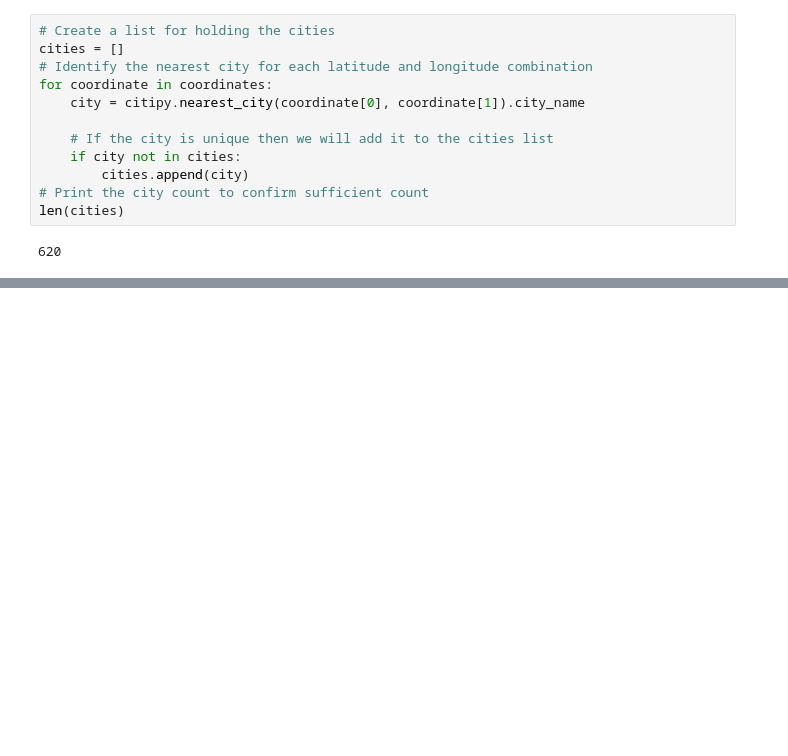
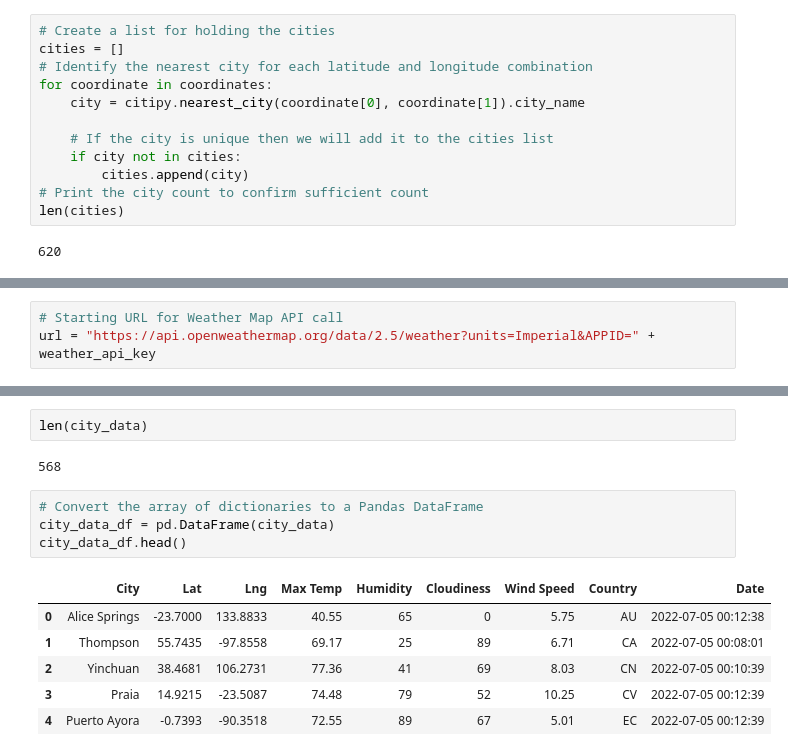
Before and after one commit to EricaEidelman/World_Weather_Analysis, a Jupyter notebook: WeatherPy.ipynb, the cells around one changed output, grey strips where cells are left out. Cells and saved outputs as stored; diff of their text form; blank space fills up the shorter version.

Commit message:
Modifying gitignore and adding WeatherPy file

```diff
--- a/WeatherPy.ipynb
+++ b/WeatherPy.ipynb
@@ -32,0 +39,3 @@ len(cities)
+# %%
+# Starting URL for Weather Map API call
+url = "https://api.openweathermap.org/data/2.5/weather?units=Imperial&APPID=" + weather_api_key
@@ -32,0 +126,15 @@ len(cities)
+# %%
+len(city_data)
+# %% [output]
+568
+# %%
+# Convert the array of dictionaries to a Pandas DataFrame
+city_data_df = pd.DataFrame(city_data)
+city_data_df.head()
+# %% [output]
+|  | City | Lat | Lng | Max Temp | Humidity | Cloudiness | Wind Speed | Country | Date |
+| 0 | Alice Springs | -23.7000 | 133.8833 | 40.55 | 65 | 0 | 5.75 | AU | 2022-07-05 00:12:38 |
+| 1 | Thompson | 55.7435 | -97.8558 | 69.17 | 25 | 89 | 6.71 | CA | 2022-07-05 00:08:01 |
+| 2 | Yinchuan | 38.4681 | 106.2731 | 77.36 | 41 | 69 | 8.03 | CN | 2022-07-05 00:10:39 |
+| 3 | Praia | 14.9215 | -23.5087 | 74.48 | 79 | 52 | 10.25 | CV | 2022-07-05 00:12:39 |
+| 4 | Puerto Ayora | -0.7393 | -90.3518 | 72.55 | 89 | 67 | 5.01 | EC | 2022-07-05 00:12:39 |
```
Also changed, not shown: parts of 5 cells of this notebook, 2 other files.
